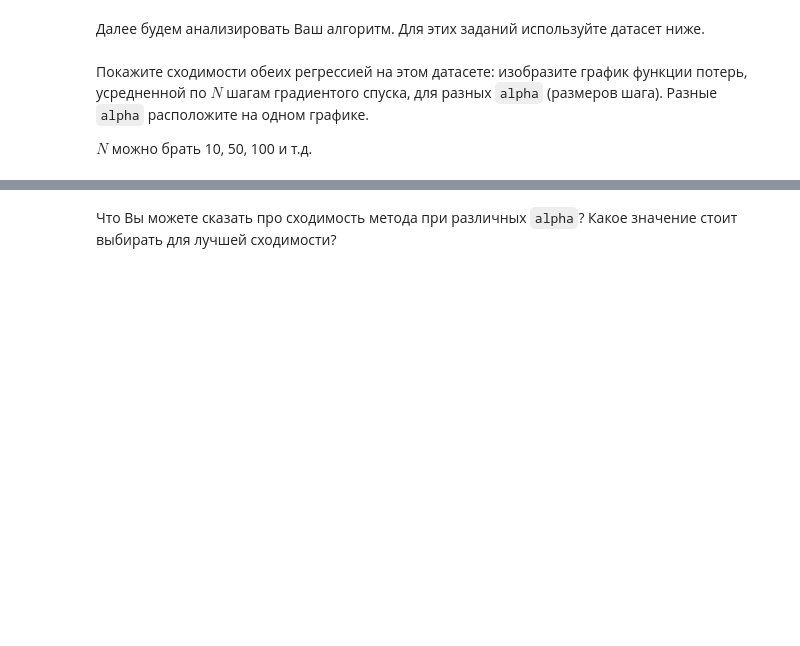
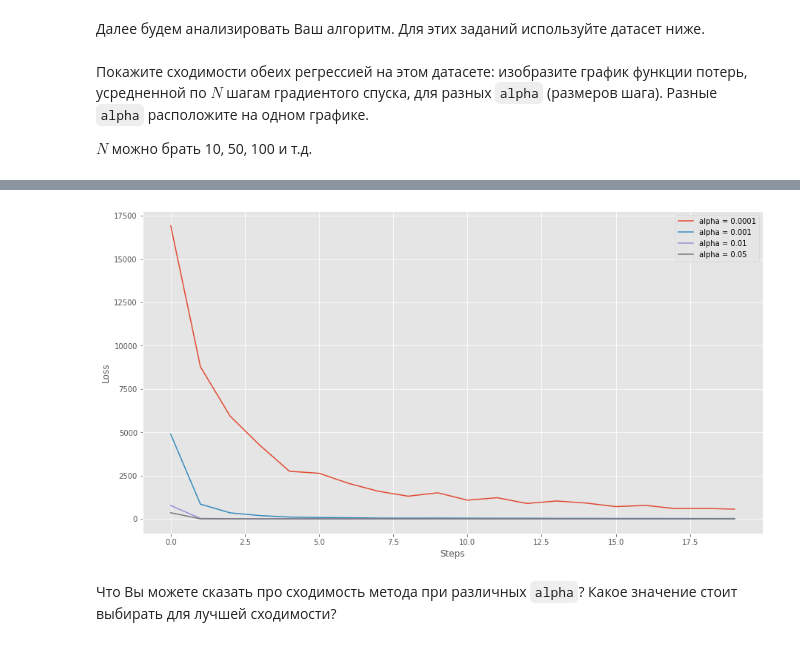
Before and after one commit to EvgenijGod/msu_ml_autumn_2019, a Jupyter notebook: Lin_Log_Reg/hw2.ipynb, the cells around one changed output, grey strips where cells are left out. Cells and saved outputs as stored; diff of their text form; code cells hidden in the pictures; blank space fills up the shorter version.

```diff
--- a/Lin_Log_Reg/hw2.ipynb
+++ b/Lin_Log_Reg/hw2.ipynb
@@ -524,3 +492,22 @@ $N$ можно брать 10, 50, 100 и т.д.
+# %%
+## Your Code Here
+plt.figure(figsize=(15, 8))
+aplha_arr = [0.0001, 0.001, 0.01, 0.05]
+N = 200
+for alpha in aplha_arr:
+    lin_reg = MySGDClassifier(alpha=alpha, batch_generator=batch_generator,max_epoch=10, C=100,batch_size=1, model_type='lin_reg')
+    lin_reg.fit(X, y)
+    steps = len(lin_reg.errors_log['loss']) // N
+    losses = []
+    for i in range(steps):
+        losses.append(np.sum(lin_reg.errors_log['loss'][i * N :N*(i + 1)]) / N)
+    plt.plot(np.arange(len(losses)), losses, label='alpha = {}'.format(alpha))
+plt.xlabel('Steps')
+plt.ylabel('Loss')
+plt.legend()
+plt.show()
+# %% [output]
+[figure, added]
 # %% [markdown]
 Что Вы можете сказать про сходимость метода при различных `alpha`? Какое значение стоит выбирать для лучшей сходимости?
 # %% [markdown]
```
Also changed, not shown: parts of 24 cells of this notebook.
